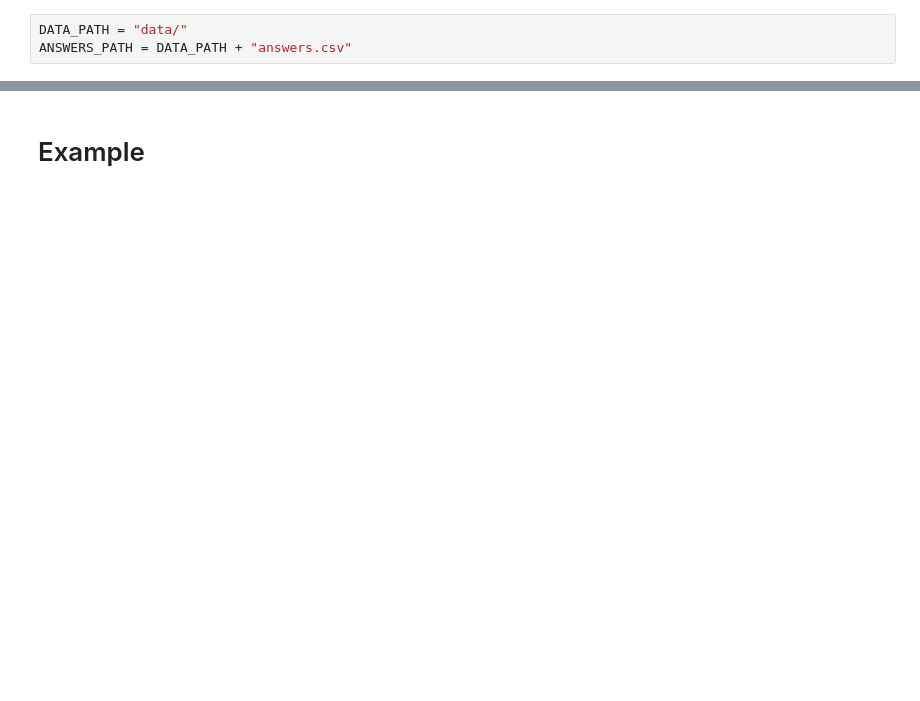
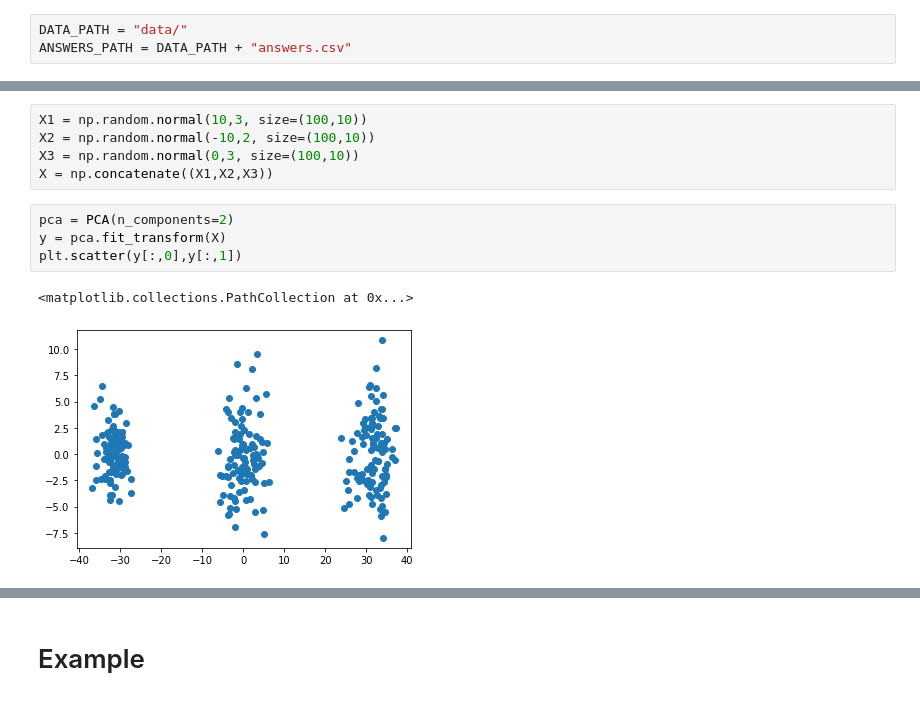
Before and after one commit to valentinoli/robot-anthropomorphism, a Jupyter notebook: python/project.ipynb, the cells around one changed output, grey strips where cells are left out. Drawn from its saved outputs; the diff is of its cells as text; blank space fills up the shorter version.

```diff
--- a/python/project.ipynb
+++ b/python/project.ipynb
@@ -101,0 +155,12 @@ def collect_all_features(aggregate="mean"):
+# %%
+X1 = np.random.normal(10,3, size=(100,10))
+X2 = np.random.normal(-10,2, size=(100,10))
+X3 = np.random.normal(0,3, size=(100,10))
+X = np.concatenate((X1,X2,X3))
+# %%
+pca = PCA(n_components=2)
+y = pca.fit_transform(X)
+plt.scatter(y[:,0],y[:,1])
+# %% [output]
+<matplotlib.collections.PathCollection at 0x...>
+[figure, added]
```
Also changed, not shown: parts of 13 cells of this notebook.
